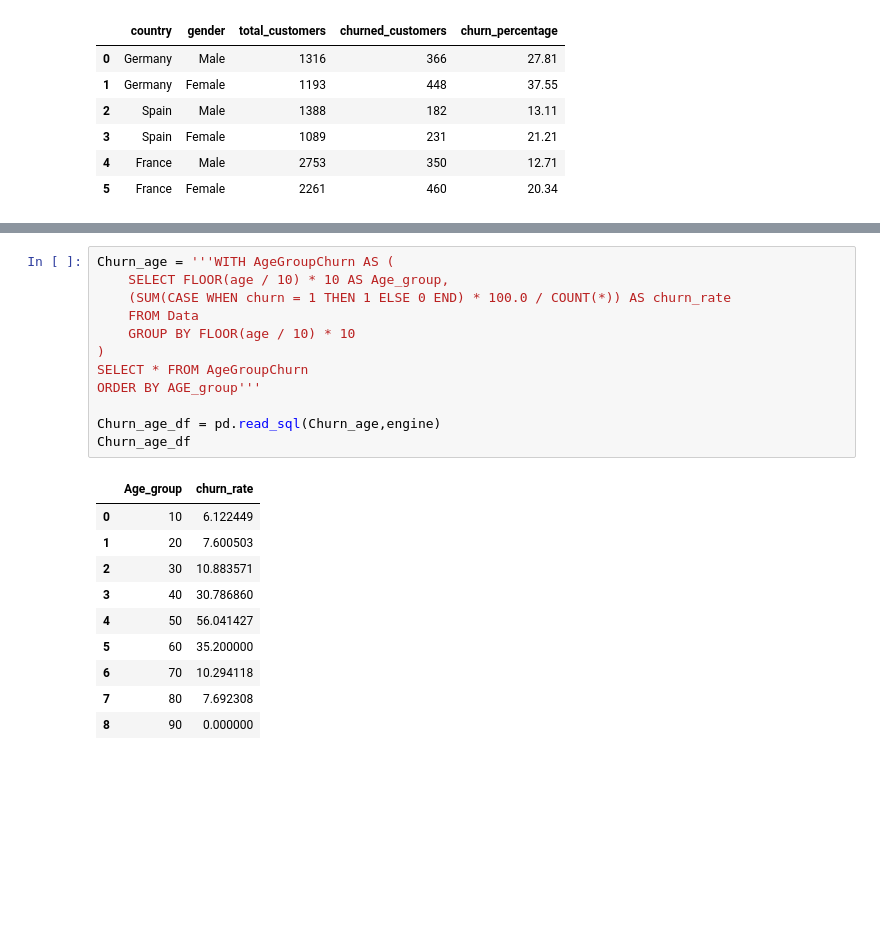
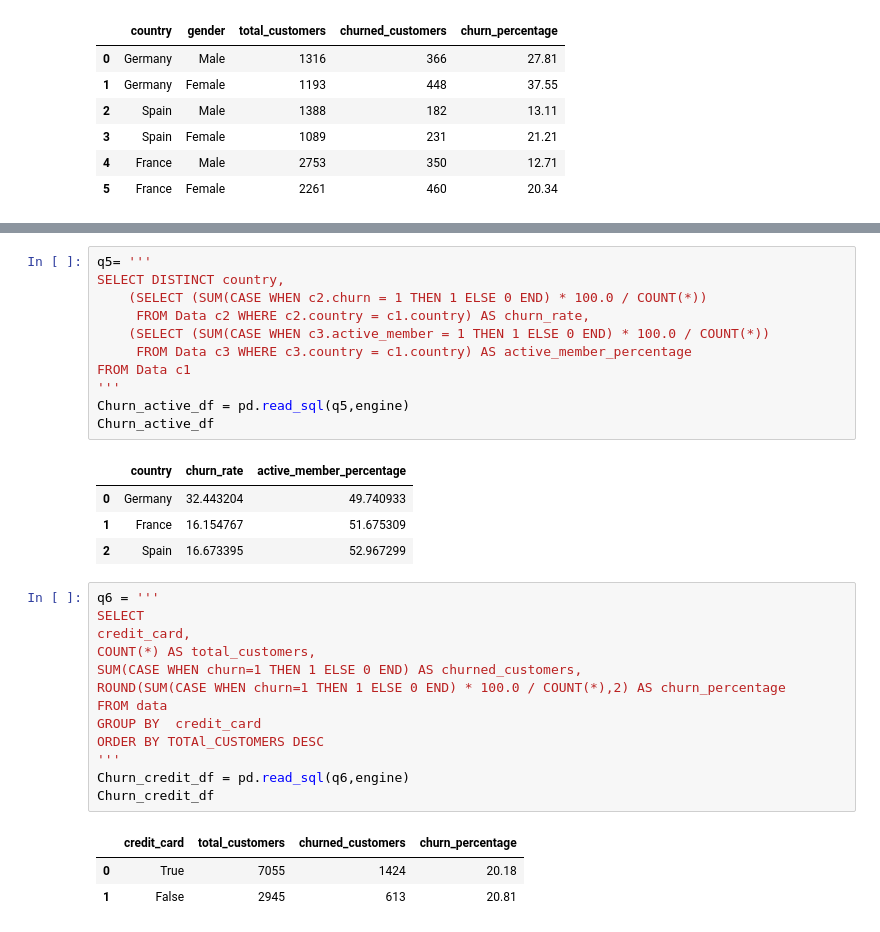
Before and after one commit to RimpleDabas/Customer-Analysis, a Jupyter notebook: Trial2.ipynb, the cells around one changed output, grey strips where cells are left out. Cells and saved outputs as stored; diff of their text form; blank space fills up the shorter version.

```diff
--- a/Trial2.ipynb
+++ b/Trial2.ipynb
@@ -198,23 +322,33 @@ Chrun_rate_combined
+# %%
+q5= '''
+SELECT DISTINCT country,
+    (SELECT (SUM(CASE WHEN c2.churn = 1 THEN 1 ELSE 0 END) * 100.0 / COUNT(*))
+     FROM Data c2 WHERE c2.country = c1.country) AS churn_rate,
+    (SELECT (SUM(CASE WHEN c3.active_member = 1 THEN 1 ELSE 0 END) * 100.0 / COUNT(*))
+     FROM Data c3 WHERE c3.country = c1.country) AS active_member_percentage
+FROM Data c1
+'''
+Churn_active_df = pd.read_sql(q5,engine)
+Churn_active_df
+# %% [output]
+|  | country | churn_rate | active_member_percentage |
+| 0 | Germany | 32.443204 | 49.740933 |
+| 1 | France | 16.154767 | 51.675309 |
+| 2 | Spain | 16.673395 | 52.967299 |
 # %%
-Churn_age = '''WITH AgeGroupChurn AS (
-    SELECT FLOOR(age / 10) * 10 AS Age_group,
-    (SUM(CASE WHEN churn = 1 THEN 1 ELSE 0 END) * 100.0 / COUNT(*)) AS churn_rate
-    FROM Data
-    GROUP BY FLOOR(age / 10) * 10
-)
-SELECT * FROM AgeGroupChurn
-ORDER BY AGE_group'''
-
-Churn_age_df = pd.read_sql(Churn_age,engine)
-Churn_age_df
+q6 = '''
+SELECT
+credit_card,
+COUNT(*) AS total_customers,
+SUM(CASE WHEN churn=1 THEN 1 ELSE 0 END) AS churned_customers,
+ROUND(SUM(CASE WHEN churn=1 THEN 1 ELSE 0 END) * 100.0 / COUNT(*),2) AS churn_percentage
+FROM data
+GROUP BY  credit_card
+ORDER BY TOTAl_CUSTOMERS DESC
+'''
+Churn_credit_df = pd.read_sql(q6,engine)
+Churn_credit_df
 # %% [output]
-|  | Age_group | churn_rate |
-| 0 | 10 | 6.122449 |
-| 1 | 20 | 7.600503 |
-| 2 | 30 | 10.883571 |
-| 3 | 40 | 30.786860 |
-| 4 | 50 | 56.041427 |
-| 5 | 60 | 35.200000 |
-| 6 | 70 | 10.294118 |
-| 7 | 80 | 7.692308 |
-| 8 | 90 | 0.000000 |
+|  | credit_card | total_customers | churned_customers | churn_percentage |
+| 0 | True | 7055 | 1424 | 20.18 |
+| 1 | False | 2945 | 613 | 20.81 |
```
Also changed, not shown: parts of 8 cells of this notebook.
